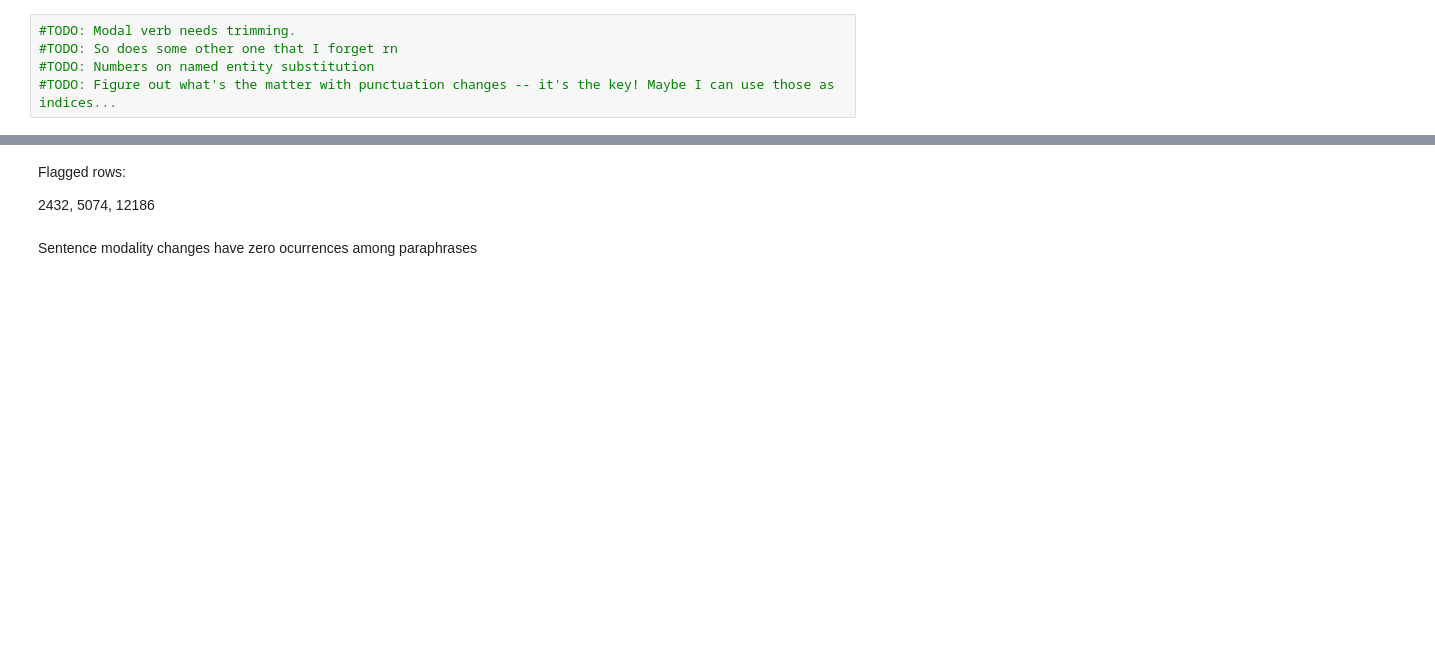
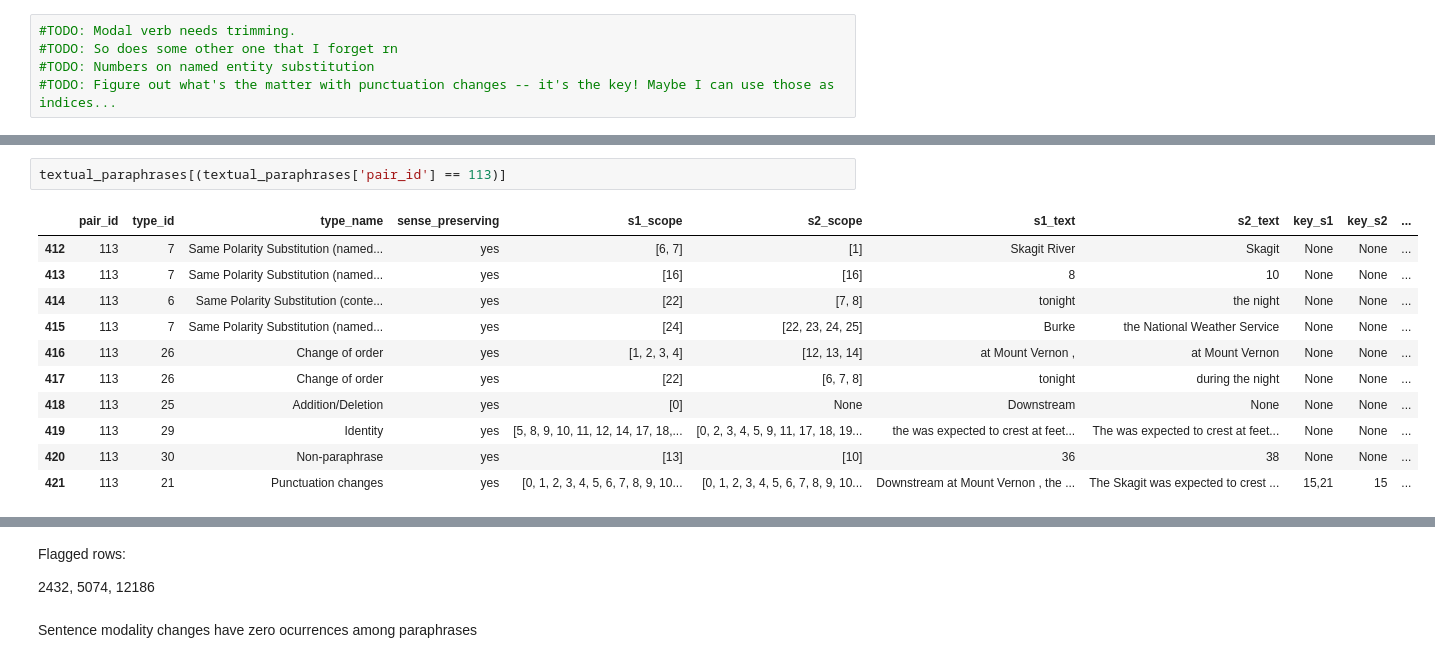
Before and after one commit to lucasadelino/thesis, a Jupyter notebook: reannotation.ipynb, the cells around one changed output, grey strips where cells are left out. Drawn from its saved outputs; the diff is of its cells as text; blank space fills up the shorter version.

```diff
--- a/reannotation.ipynb
+++ b/reannotation.ipynb
@@ -489 +651,15 @@ textual_paraphrases.loc[(textual_paraphrases['pair_id'] == 449+1) & (textual_par
+# %%
+textual_paraphrases[(textual_paraphrases['pair_id'] == 113)]
+# %% [output]
+|  | pair_id | type_id | type_name | sense_preserving | s1_scope | s2_scope | s1_text | s2_text | key_s1 | key_s2 | ... |
+| 412 | 113 | 7 | Same Polarity Substitution (named... | yes | [6, 7] | [1] | Skagit River | Skagit | None | None | ... |
+| 413 | 113 | 7 | Same Polarity Substitution (named... | yes | [16] | [16] | 8 | 10 | None | None | ... |
+| 414 | 113 | 6 | Same Polarity Substitution (conte... | yes | [22] | [7, 8] | tonight | the night | None | None | ... |
+| 415 | 113 | 7 | Same Polarity Substitution (named... | yes | [24] | [22, 23, 24, 25] | Burke | the National Weather Service | None | None | ... |
+| 416 | 113 | 26 | Change of order | yes | [1, 2, 3, 4] | [12, 13, 14] | at Mount Vernon , | at Mount Vernon | None | None | ... |
+| 417 | 113 | 26 | Change of order | yes | [22] | [6, 7, 8] | tonight | during the night | None | None | ... |
+| 418 | 113 | 25 | Addition/Deletion | yes | [0] | None | Downstream | None | None | None | ... |
+| 419 | 113 | 29 | Identity | yes | [5, 8, 9, 10, 11, 12, 14, 17, 18,... | [0, 2, 3, 4, 5, 9, 11, 17, 18, 19... | the was expected to crest at feet... | The was expected to crest at feet... | None | None | ... |
+| 420 | 113 | 30 | Non-paraphrase | yes | [13] | [10] | 36 | 38 | None | None | ... |
+| 421 | 113 | 21 | Punctuation changes | yes | [0, 1, 2, 3, 4, 5, 6, 7, 8, 9, 10... | [0, 1, 2, 3, 4, 5, 6, 7, 8, 9, 10... | Downstream at Mount Vernon , the ... | The Skagit was expected to crest ... | 15,21 | 15 | ... |
 # %%
```
Also changed, not shown: parts of 23 cells of this notebook.
